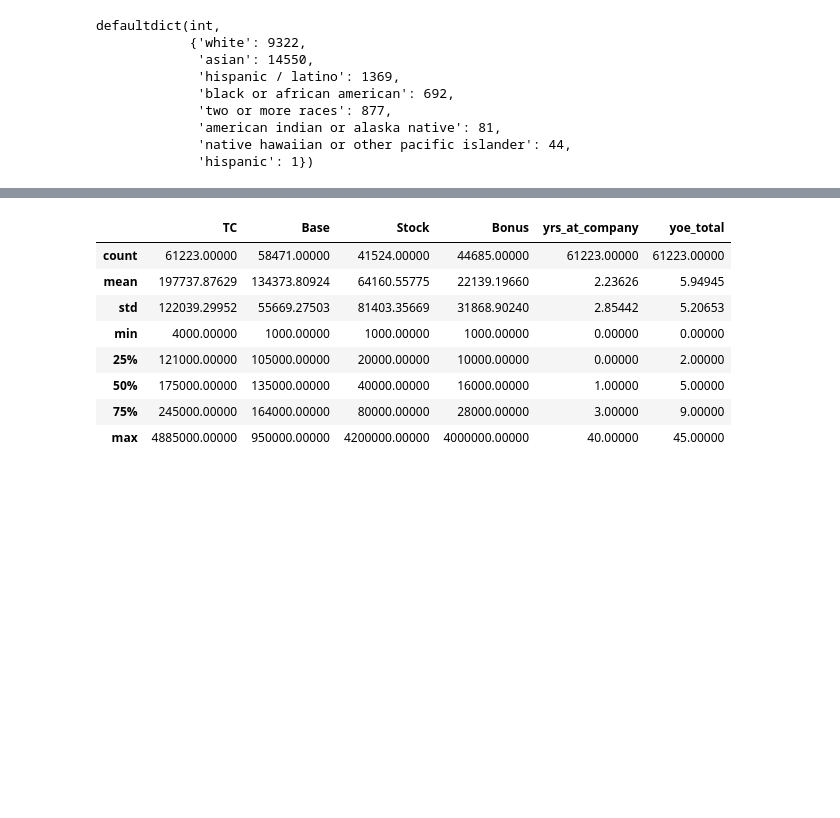
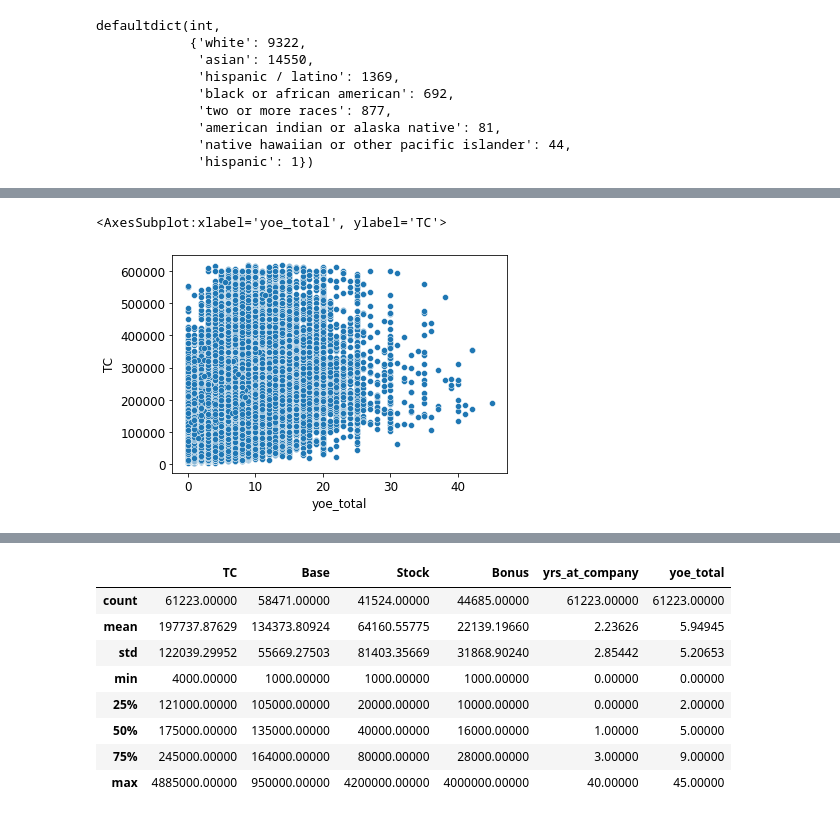
Before and after one commit to yu-lily/salary-analysis, a Jupyter notebook: levels.ipynb, the cells around one changed output, grey strips where cells are left out. Saved outputs shown, nothing was run; the diff lists cells and outputs as text; code cells hidden in the pictures; blank space fills up the shorter version.

```diff
--- a/levels.ipynb
+++ b/levels.ipynb
@@ -161,0 +193,6 @@ array([[<AxesSubplot:title={'center':'TC'}>]], dtype=object)
+# %%
+import seaborn as sns
+sns.scatterplot(y='TC', x='yoe_total', data=no_outliers)
+# %% [output]
+<AxesSubplot:xlabel='yoe_total', ylabel='TC'>
+[figure, added]
```
Also changed, not shown: parts of 7 cells of this notebook, 1 other file.
